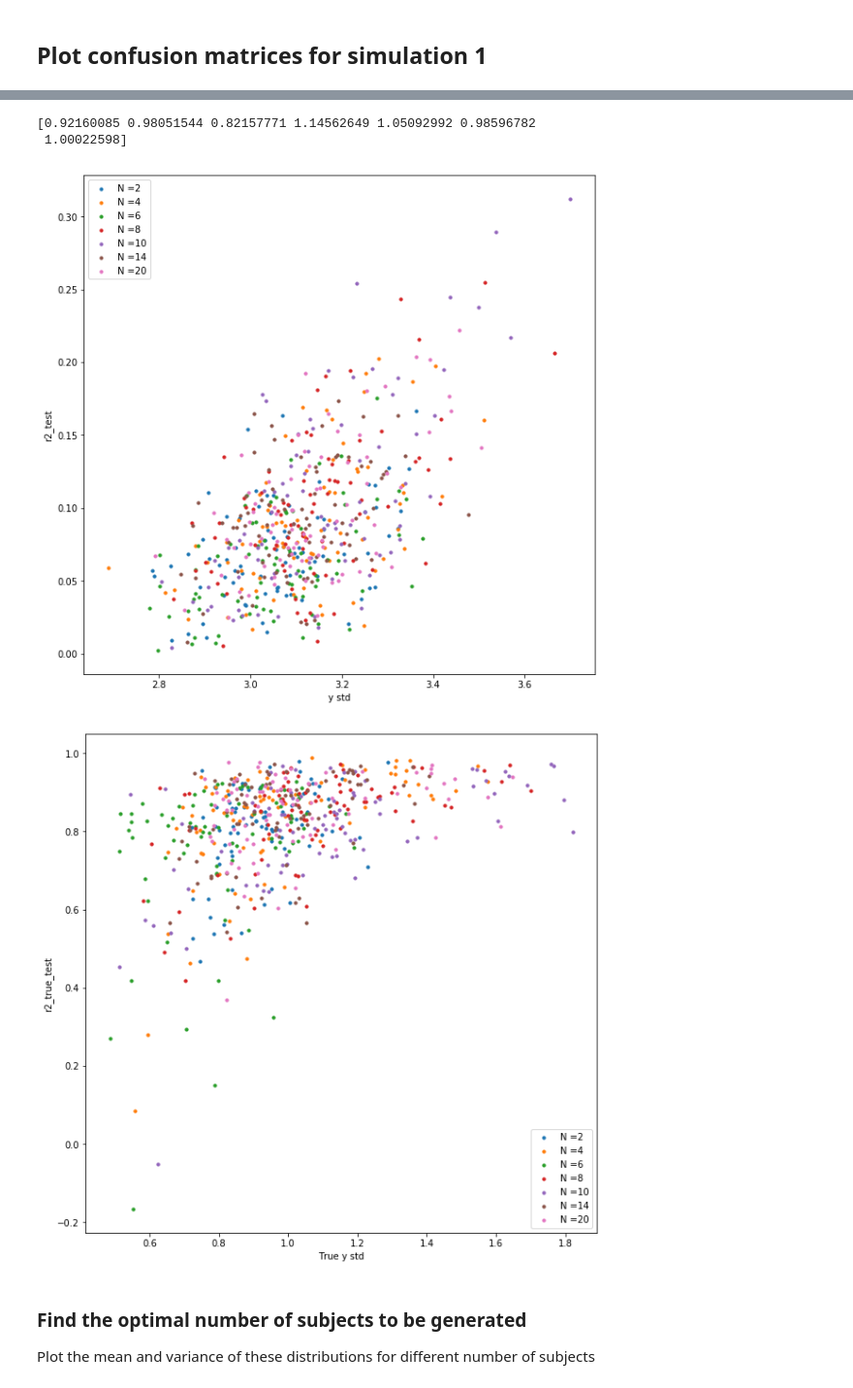
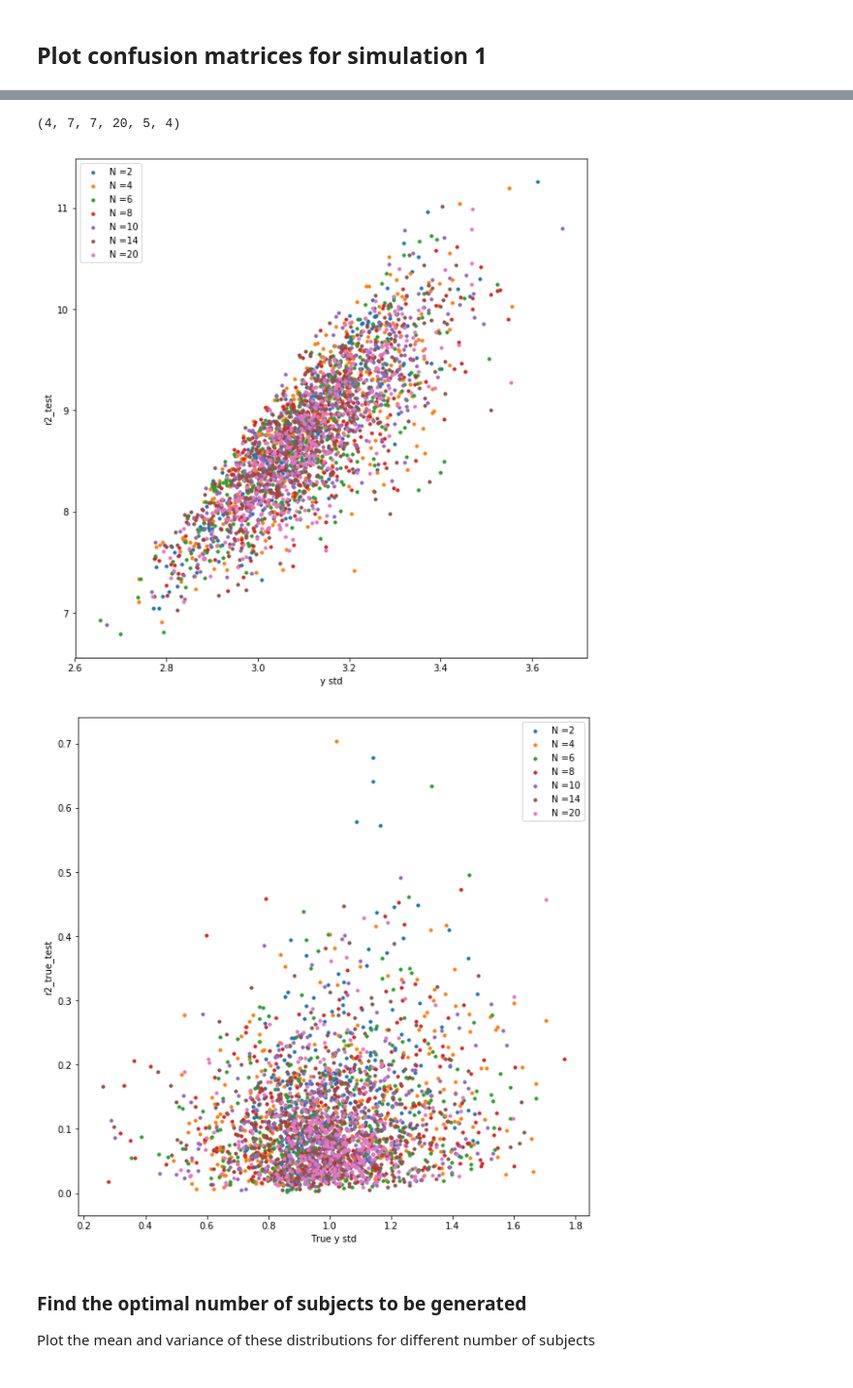
Before and after one commit to sebastiendemortain/neural-coding-of-probabilities, a Jupyter notebook: simulation_results.ipynb, the cells around one changed output, grey strips where cells are left out. Shown at 97% size. Drawn from its saved outputs; the diff is of its cells as text; code cells hidden in the pictures.

```diff
--- a/simulation_results.ipynb
+++ b/simulation_results.ipynb
@@ -606,9 +627,9 @@ y_without_noise = copy.deepcopy(y)
 # Compute the amplitude of the noise
 noise_sd = np.zeros((n_schemes, n_N))
 for k_scheme, k_true_N in itertools.product(range(n_schemes), range(n_N)):
-    all_y = np.asarray(y[k_scheme][k_true_N]).flatten()  # Concatenation of all y grouped together for SNR computation
-    noise_sd[k_scheme, k_true_N] = np.sqrt(np.var(all_y[0]) * (1 / snr - 1))  # std of the added gaussian noise
-    del all_y    # Free memory
+    #all_y = np.asarray(y[k_scheme][k_true_N]).flatten()  # Concatenation of all y grouped together for SNR computation
+    noise_sd[k_scheme, k_true_N] = np.sqrt(1 / snr - 1)  # std of the added gaussian noise
+    #del all_y    # Free memory
 print(noise_sd)
 # %% [output]
 [[3. 3. 3. 3. 3. 3. 3.]
@@ -671,6 +692,7 @@ y_after_filtering = copy.deepcopy(y)
 # Z-scoring of X and y
 
 scaling_factor_X = 0.01
+snr_factor = np.sqrt(1/snr-1)
 
 # Initialization
 Xz = [[[[None for k_session in range(n_sessions)] for k_subject in range(n_subjects)] for k_fit_N in range(n_N)]
@@ -694,12 +716,8 @@ for k_scheme, k_fit_N, k_subject, k_session in itertools.product(range(n_schemes
             X[k_scheme][k_fit_N][k_subject][k_session][:, feature])) / scaling_factor_X  # Centering + Scaling
     # End of z-scoring
 
-y_sd = np.zeros((n_schemes, n_N))
-y_without_noise_sd = np.zeros((n_schemes, n_N))
-
+snr_factor = np.sqrt(1/snr-1)
 for k_scheme, k_true_N in itertools.product(range(n_schemes), range(n_N)):
-    y_sd[k_scheme, k_true_N] = np.std(np.asarray(y[k_scheme][k_true_N]).flatten()[0])
-    y_without_noise_sd[k_scheme, k_true_N] = np.std(np.asarray(y_without_noise[k_scheme][k_true_N]).flatten()[0])
     for k_fraction, k_subject in itertools.product(range(n_fractions), range(n_subjects)):
         # Z-scoring of y
         for k_session in range(n_sessions):
@@ -715,4 +733,4 @@ for k_scheme, k_true_N in itertools.product(range(n_schemes), range(n_N)):
 # Reajusting the weights after zscoring
 for k_scheme, k_true_N, k_fraction, k_subject in itertools.product(range(n_schemes), range(n_N), range(n_fractions), range(n_subjects)):
     for feature in range(weights[k_scheme][k_true_N][k_fraction][k_subject].shape[0]):
-        weights[k_scheme][k_true_N][k_fraction][k_subject][feature] = weights[k_scheme][k_true_N][k_fraction][k_subject][feature]*scaling_factor_X
+        weights[k_scheme][k_true_N][k_fraction][k_subject][feature] = weights[k_scheme][k_true_N][k_fraction][k_subject][feature]*scaling_factor_X/snr_factor
@@ -1089,7 +1100,7 @@ for k_scheme, k_fit_N, k_true_N, k_fraction, k_subject in itertools.product(rang
 #              +'\nk_subject = '+str(k_subject)+'\nk_session = '+str(k_session))
 #         print('r2_test='+str(r2_test[k_scheme, k_fit_N, k_true_N, k_fraction, k_subject, k_session]))
 #         print('r2_true_test='+str(r2_true_test[k_scheme, k_fit_N, k_true_N, k_fraction, k_subject, k_session])+'\n--------------')
-n_subjects = 2
+#n_subjects = 5
 r2_raw_train_summary = np.zeros((n_schemes, n_N, n_N, n_fractions*n_subjects*n_sessions))
 r2_raw_test_summary = np.zeros((n_schemes, n_N, n_N, n_fractions*n_subjects*n_sessions))
 rho_raw_train_summary = np.zeros((n_schemes, n_N, n_N, n_fractions*n_subjects*n_sessions))
@@ -1214,7 +1225,7 @@ rho mean: 0.3302712171714978
 ## Plot confusion matrices for simulation 1
 # %%
 ################################
-k_scheme =1
+k_scheme =3
 ################################
 n_fractions = 20
 scheme = scheme_array[k_scheme]
@@ -1311,6 +1322,7 @@ for k_scheme, k_fit_N, k_subject, k_session in itertools.product(range(n_schemes
 # %%
 # Visualize amplitude of y_true compared to r2_true
 
+#n_subjects = 5
 
 sd_y_true = np.zeros((n_schemes, n_N, n_fractions, n_subjects, n_sessions))
 sd_y = np.zeros((n_schemes, n_N, n_fractions, n_subjects, n_sessions))
@@ -1328,25 +1340,26 @@ for k_scheme, k_true_N, k_fraction, k_subject, k_session in itertools.product(ra
     sd_y[k_scheme, k_true_N, k_fraction, k_subject, k_session] = np.std(yz[k_scheme][k_true_N][k_fraction][k_subject][k_session])
 
 
-flatten_sd_y_true = sd_y_true[1, :, :, :].flatten()
-flatten_sd_y = sd_y[1, :, :, :].flatten()
-flatten_r2_true = r2_true_test[1, 6, :, :, :, :].flatten()
+# flatten_sd_y_true = sd_y_true[1, :, :, :].flatten()
+# flatten_sd_y = sd_y[1, :, :, :].flatten()
+# flatten_r2_true = r2_true_test[1, 6, :, :, :, :].flatten()
 
-sd_y_true_N = np.zeros(n_N)
+# sd_y_true_N = np.zeros(n_N)
 
-for k_N_true in range(n_N):
-    sd_y_true_N[k_N_true] = np.mean(sd_y_true[1, k_N_true, :, :].flatten())
-print(sd_y_true_N)
+# for k_N_true in range(n_N):
+#     sd_y_true_N[k_N_true] = np.mean(sd_y_true[1, k_N_true, :, :].flatten())
+# print(sd_y_true_N)
 
 
-k_scheme = 1
+k_scheme = 3
 
+print(r2_test.shape)
 
 fig = plt.figure(figsize=(10,10))
 ax = fig.add_subplot(111)
 for k_true_N in range(n_N):
-    x = sd_y[k_scheme, k_true_N, :, 1, :].flatten()
-    y = r2_test[k_scheme, 4, k_true_N, :, 1, :].flatten()
+    x = sd_y[k_scheme, k_true_N, :, :, :].flatten()
+    y = r2_test[k_scheme, 4, k_true_N, :, :, :].flatten()
     ax.scatter(x, y, s=10, label='N ='+str(N_array[k_true_N]))
 ax.set_xlabel('y std')
 ax.set_ylabel('r2_test')
@@ -1356,8 +1369,8 @@ plt.show()
 fig = plt.figure(figsize=(10,10))
 ax = fig.add_subplot(111)
 for k_true_N in range(n_N):
-    x = sd_y_true[k_scheme, k_true_N, :, 1, :].flatten()
-    y = r2_true_test[k_scheme, 4, k_true_N, :, 1, :].flatten()
+    x = sd_y_true[k_scheme, k_true_N, :, :, :].flatten()
+    y = r2_true_test[k_scheme, 4, k_true_N, :, :, :].flatten()
     ax.scatter(x, y, s=10, label='N ='+str(N_array[k_true_N]))
 ax.set_xlabel('True y std')
 ax.set_ylabel('r2_true_test')
@@ -1369,37 +1382,36 @@ plt.show()
 # for k_true_N in range(n_N):
 #     sd_y_true_tmp = sd_y_true[1, k_true_N, :, :, :].flatten()
 #     rho_true_test_tmp = rho_true_test[1, 0, k_true_N, :, :, :].flatten()
 #     ax.scatter(sd_y_true_tmp, rho_true_test_tmp, s=10, label='N ='+str(N_array[k_true_N]))
 # ax.set_xlabel('True y std')
 # ax.set_ylabel('r2_true_test')
 # ax.legend()
 # plt.show()
 
 
 # fig = plt.figure(figsize=(10,10))
 # ax = fig.add_subplot(111)
 
 # k_true_N = 6
 
 # sd_y_true_tmp = sd_y_true[1, k_true_N, :, :, 0].flatten()
 # sd_y_train_tmp = np.mean(sd_y_true[1, k_true_N, :, :, 1:], axis=-1).flatten()
 
 # ax.scatter(sd_y_true_tmp, sd_y_train_tmp, s=10, label='N ='+str(N_array[k_true_N]))
 # ax.set_xlabel('True y std (train)')
 # ax.set_ylabel('True y std (test)')
 # plt.show()
 
 # fig = plt.figure()
 # ax = fig.add_subplot(111)
 # ax.scatter(flatten_sd_y, flatten_r2)
 # ax.set_xlabel('Raw y std')
 # ax.set_ylabel('r2_test')
 # plt.show()
 # %% [output]
-[0.92160085 0.98051544 0.82157771 1.14562649 1.05092992 0.98596782
- 1.00022598]
+(4, 7, 7, 20, 5, 4)
-[figure, old version]
+[figure, new version]
-[figure, old version]
+[figure, new version]
 # %% [markdown]
 ### Find the optimal number of subjects to be generated
 
```
Also changed, not shown: parts of 17 cells of this notebook.
